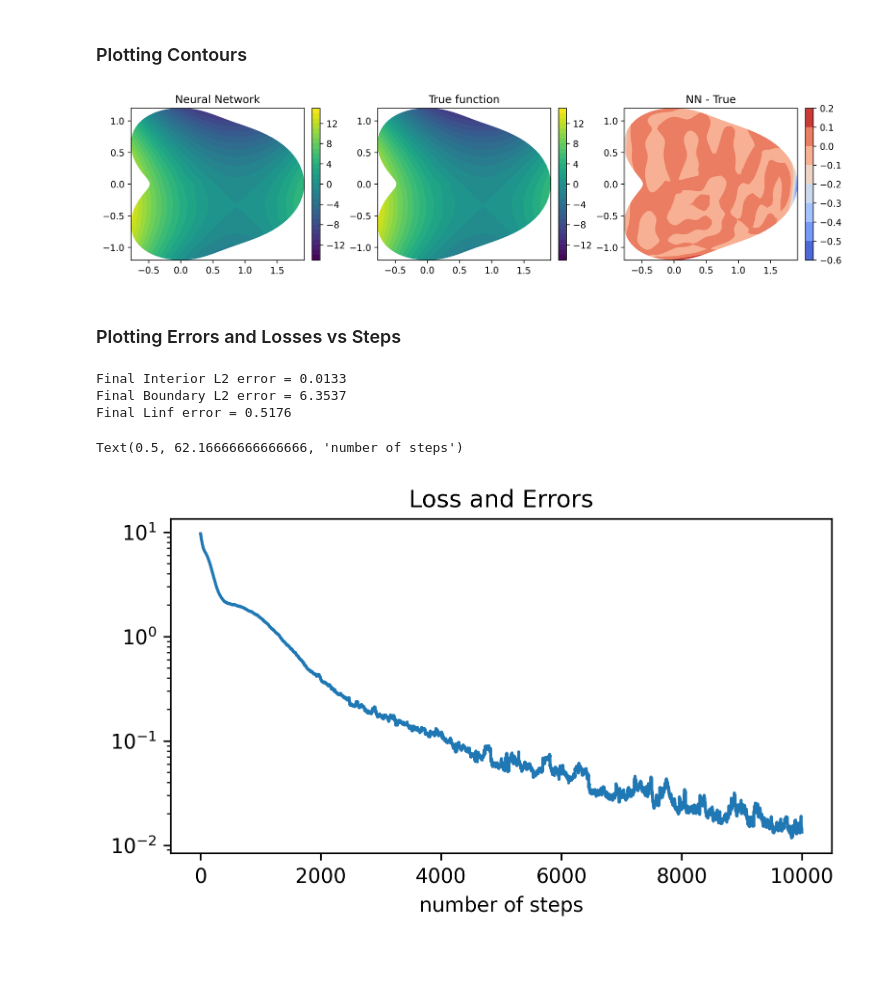
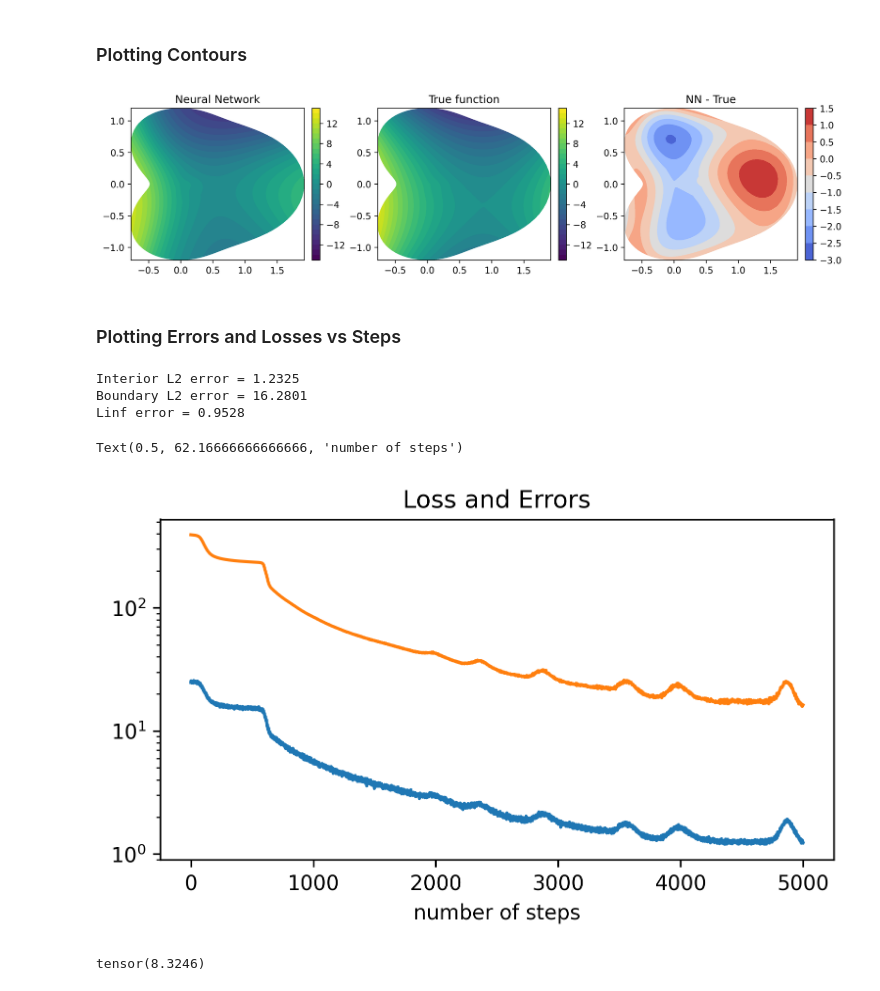
Before and after one commit to mskPark/DRLPDE, a Jupyter notebook: example1_plot.ipynb, the cells around one changed output. Drawn from its saved outputs; the diff is of its cells as text; code cells hidden in the pictures; blank space fills up the shorter version.

Commit message:
Continued tests

```diff
--- a/example1_plot.ipynb
+++ b/example1_plot.ipynb
@@ -14,7 +14,7 @@ mpl.rcParams['figure.dpi'] = 300
 #plt.rcParams['font.serif'] = ['Computer Modern']
 #plt.rcParams['font.size'] = 8
 # %%
-test = 'Walk'
+test = 'Stochastic'
 
 with open('experiments/' + test + '_parameters.pickle', 'rb') as f:
     parameters = pickle.load(f)
@@ -102,7 +102,7 @@ colorbar2_param = fig.add_axes(
      ax[2].get_position().height])
 colorbar2 = plt.colorbar(contour2, cax = colorbar2_param)
 # %% [output]
-[figure, old version]
+[figure, new version]
 # %% [markdown]
 ### Plotting Errors and Losses vs Steps
 # %%
@@ -112,36 +112,42 @@ Linfloss = np.sqrt(losses[:,:,1])
 L2error = np.sqrt(errors[:,:,0])
 Linferror = np.sqrt(np.amax(errors[:,:,1], axis=1))
 
-print('Final Interior L2 error = {:.4f}'.format(L2error[-1,0]))
-print('Final Boundary L2 error = {:.4f}'.format(L2error[-1,1]))
-print('Final Linf error = {:.4f}'.format(Linferror[-1]))
+print('Interior L2 error = {:.4f}'.format(L2error[-1,0]))
+print('Boundary L2 error = {:.4f}'.format(L2error[-1,1]))
+print('Linf error = {:.4f}'.format(Linferror[-1]))
+
+# Length of boundary: 8.3517
+# Integral of true inside: 13.6936
+# Integral of true squared inside: 100.9340
+# Integral of true over boundary: 16.1616
+# Integral of true squared over boundary: 126.3367
 # %% [output]
-Final Interior L2 error = 0.0133
-Final Boundary L2 error = 6.3537
-Final Linf error = 0.5176
+Interior L2 error = 1.2325
+Boundary L2 error = 16.2801
+Linf error = 0.9528
 # %%
 steps = range(int(parameters['trainingsteps']))
 L2loss = losses[:,:,0]
 Linfloss = np.sqrt(losses[:,:,1])
 L2error = np.sqrt(errors[:,:,0])
 Linferror = np.sqrt(np.amax(errors[:,:,1], axis=1))
 
 fig, ax = plt.subplots(nrows=1, ncols=1, figsize=[6.4, 4])
 
 plt.tight_layout(pad=5.0)
 
 ax.set_title('Loss and Errors')
 
-#ax.semilogy(steps, np.sqrt(L2loss[:,0]))
-#ax.semilogy(steps, np.sqrt(L2loss[:,1]))
+ax.semilogy(steps, np.sqrt(L2loss[:,0]))
+ax.semilogy(steps, np.sqrt(L2loss[:,1]))
 #ax.semilogy(steps, np.sqrt(Linfloss[:,0]))
-ax.semilogy(steps, L2error[:,0])
+#ax.semilogy(steps, L2error[:,0])
 #ax.semilogy(steps, Linferror)
 #ax.legend(['Interior L2 loss', 'Interior Linf loss', 'Interior L2 error', 'Interior Linf error'])
 ax.set_xlabel('number of steps')
 
 #ax[1].set_title('Comparing L2 loss and L2 error')
 #ax[1].semilogy(steps, np.abs( 5.1148*L2loss - L2error) )
 # %% [output]
 Text(0.5, 62.16666666666666, 'number of steps')
-[figure, old version]
+[figure, new version]
@@ -147,0 +180,4 @@ Text(0.5, 62.16666666666666, 'number of steps')
+# %%
+calculatelength()
+# %% [output]
+tensor(8.3246)
```
Also changed, not shown: parts of 1 cell of this notebook, 15 other files.
